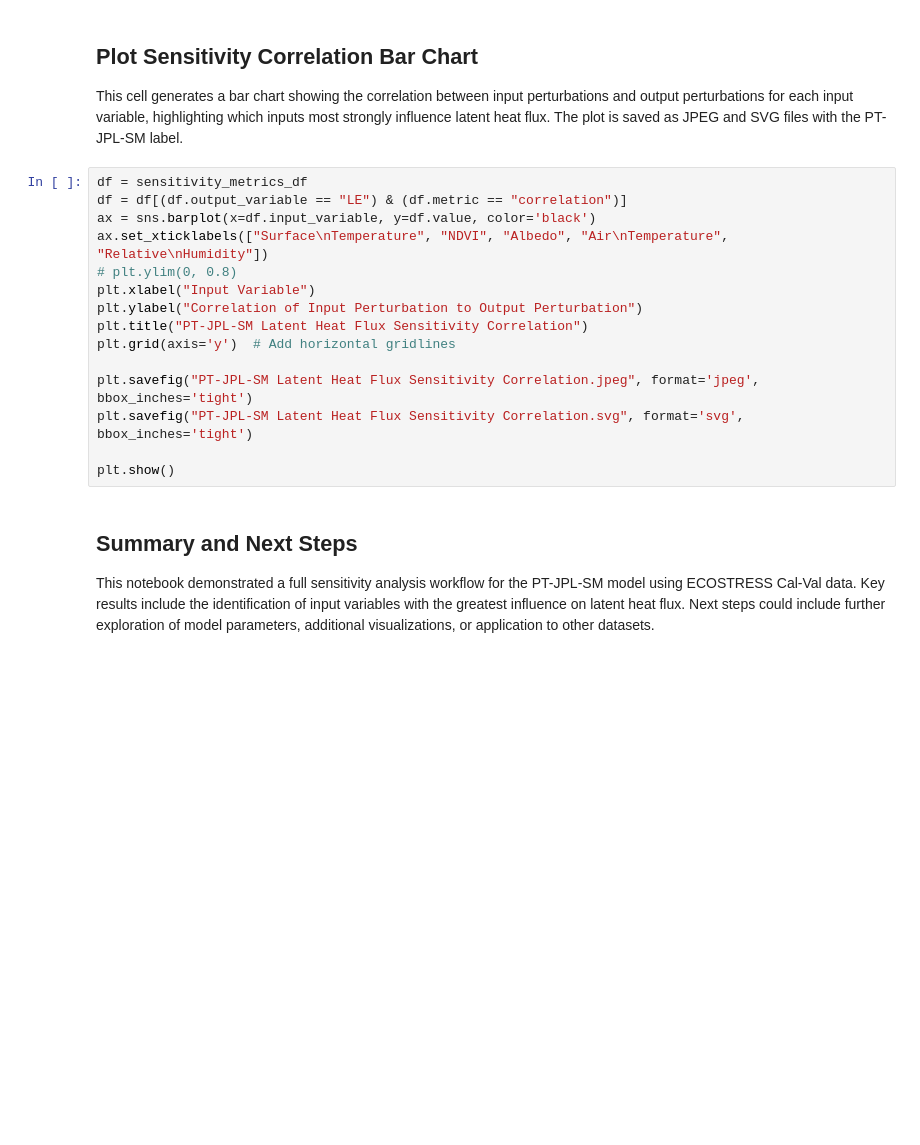
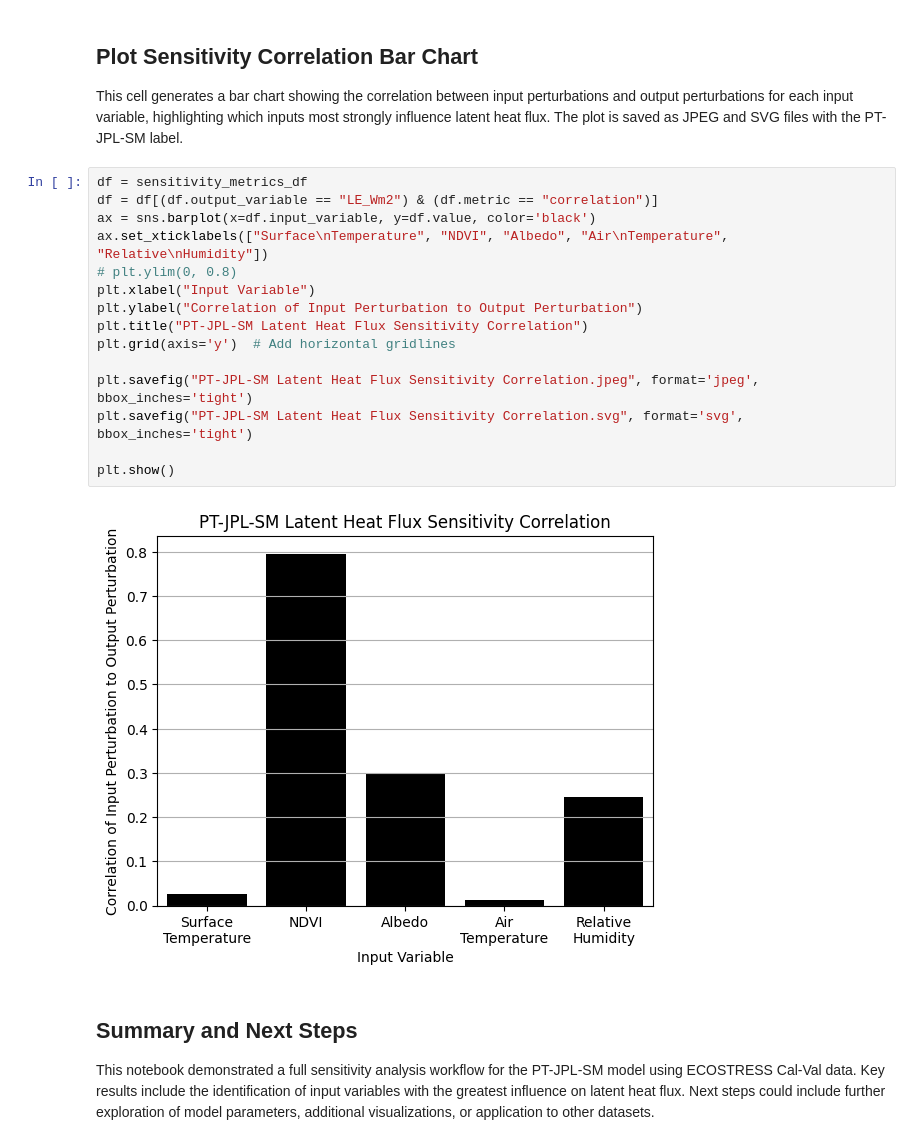
Before and after one commit to JPL-Evapotranspiration-Algorithms/PT-JPL-SM, a Jupyter notebook: notebooks/PTJPLSM Sensitivity with ECOv002 Cal-Val.ipynb, the cells around one changed output. Cells and saved outputs as stored; diff of their text form; blank space fills up the shorter version.

```diff
--- a/notebooks/PTJPLSM Sensitivity with ECOv002 Cal-Val.ipynb
+++ b/notebooks/PTJPLSM Sensitivity with ECOv002 Cal-Val.ipynb
@@ -270,19 +367,21 @@ plt.show()
 This cell generates a bar chart showing the correlation between input perturbations and output perturbations for each input variable, highlighting which inputs most strongly influence latent heat flux. The plot is saved as JPEG and SVG files with the PT-JPL-SM label.
 # %%
 df = sensitivity_metrics_df
-df = df[(df.output_variable == "LE") & (df.metric == "correlation")]
+df = df[(df.output_variable == "LE_Wm2") & (df.metric == "correlation")]
 ax = sns.barplot(x=df.input_variable, y=df.value, color='black')
 ax.set_xticklabels(["Surface\nTemperature", "NDVI", "Albedo", "Air\nTemperature", "Relative\nHumidity"])
 # plt.ylim(0, 0.8)
 plt.xlabel("Input Variable")
 plt.ylabel("Correlation of Input Perturbation to Output Perturbation")
 plt.title("PT-JPL-SM Latent Heat Flux Sensitivity Correlation")
 plt.grid(axis='y')  # Add horizontal gridlines
 
 plt.savefig("PT-JPL-SM Latent Heat Flux Sensitivity Correlation.jpeg", format='jpeg', bbox_inches='tight')
 plt.savefig("PT-JPL-SM Latent Heat Flux Sensitivity Correlation.svg", format='svg', bbox_inches='tight')
 
 plt.show()
+# %% [output]
+[figure, added]
 # %% [markdown]
 ## Summary and Next Steps
 
```
Also changed, not shown: parts of 8 cells of this notebook, 14 other files.
